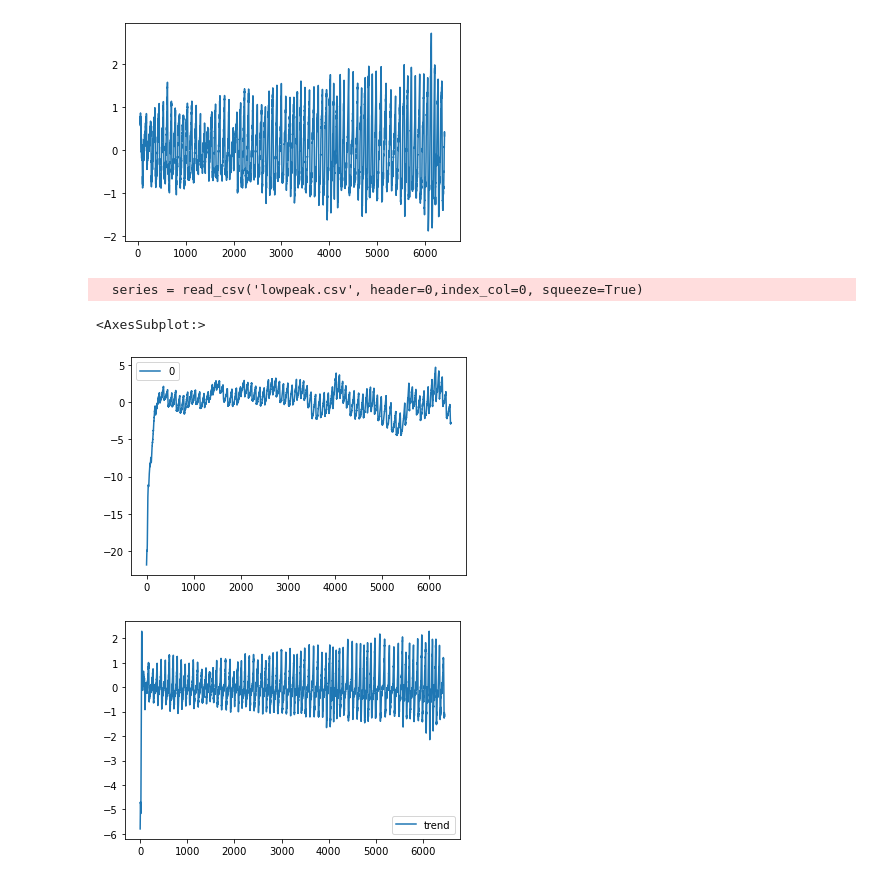
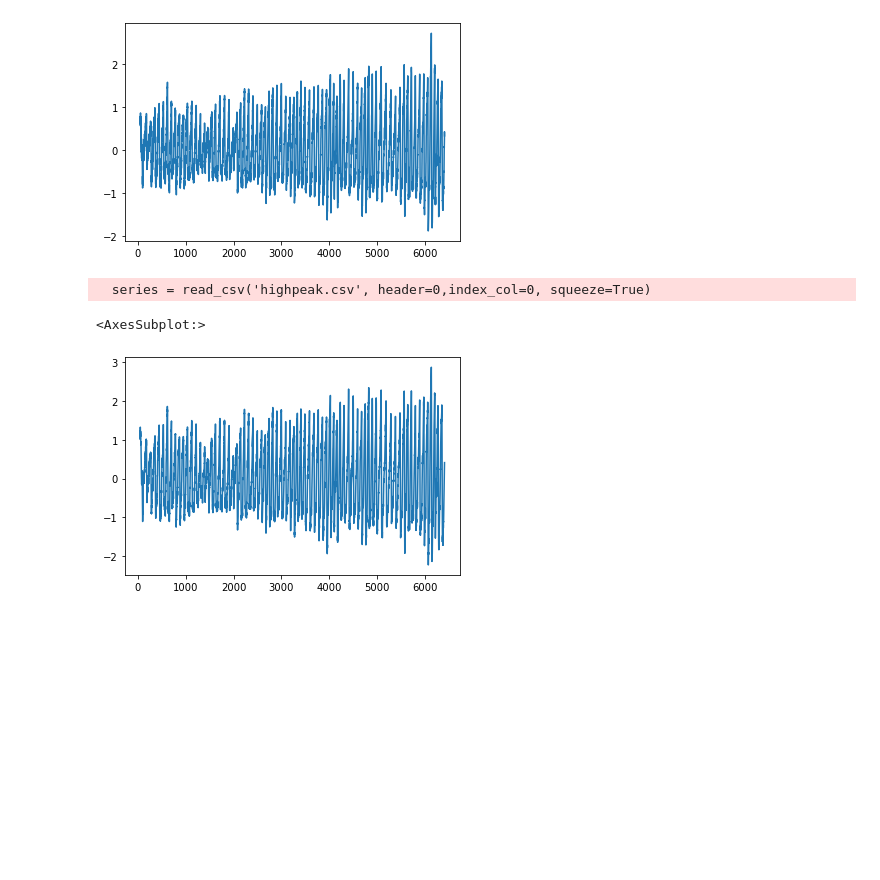
Before and after one commit to Zehao-x/diabetes_classification, a Jupyter notebook: glucose detection.ipynb, the cells around one changed output. Drawn from its saved outputs; the diff is of its cells as text; code cells hidden in the pictures; blank space fills up the shorter version.

```diff
--- a/glucose detection.ipynb
+++ b/glucose detection.ipynb
@@ -117,28 +102,21 @@ def basic_filter(data, mode='rolling', window=262, threshold=3):
 # %%
 
 # detrend the high_peak series
 data_dict = {'x': peaks,
              'y': high_peak
 }
 data_dict
 data = pd.DataFrame(data_dict)
-data.to_csv("lowpeak.csv")
-series = read_csv('lowpeak.csv', header=0,index_col=0, squeeze=True)
+data.to_csv("highpeak.csv")
+series = read_csv('highpeak.csv', header=0,index_col=0, squeeze=True)
 
-#remove linear trend
-detrended = signal.detrend(series.y)
-detrended_df = pd.DataFrame(detrended)
-detrended_df.plot()
-
-#remove seasonal trend
+#decompose series
 from statsmodels.tsa.seasonal import seasonal_decompose
-res = seasonal_decompose(series.y, model='additive', extrapolate_trend='freq',period=int(len(series.y)/100))
-detrended = series.y.values - res.trend
-
-detrended_df = pd.DataFrame(detrended)
-detrended_df.plot()
+decompose_series = seasonal_decompose(series['y'], model='additive',period=100)
+#remove trend and seasonal components
+series_adjusted = series.y - decompose_series.seasonal- decompose_series.trend
+series_adjusted.plot()
 # %% [output]
-  series = read_csv('lowpeak.csv', header=0,index_col=0, squeeze=True)
+  series = read_csv('highpeak.csv', header=0,index_col=0, squeeze=True)
 <AxesSubplot:>
-[figure, old version]
+[figure, new version]
-[figure, removed]
```
Also changed, not shown: parts of 3 cells of this notebook.
